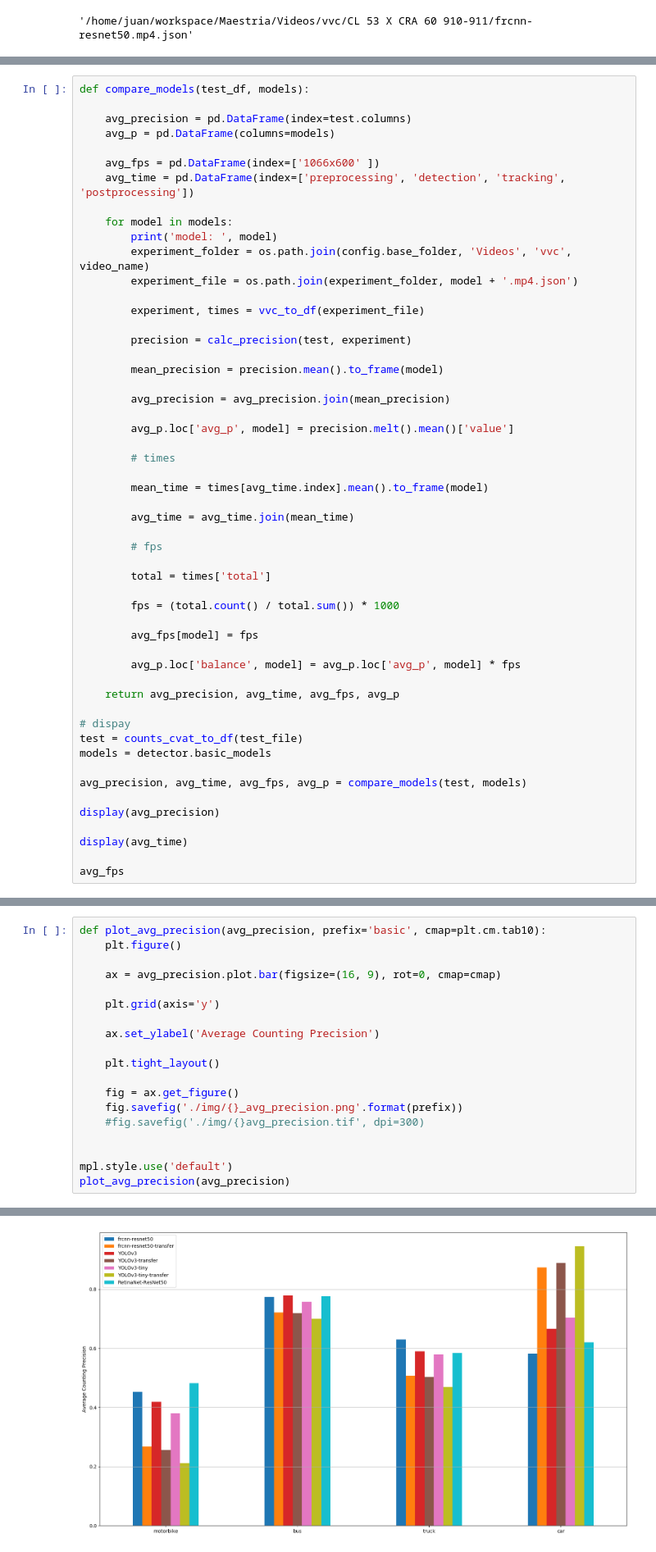
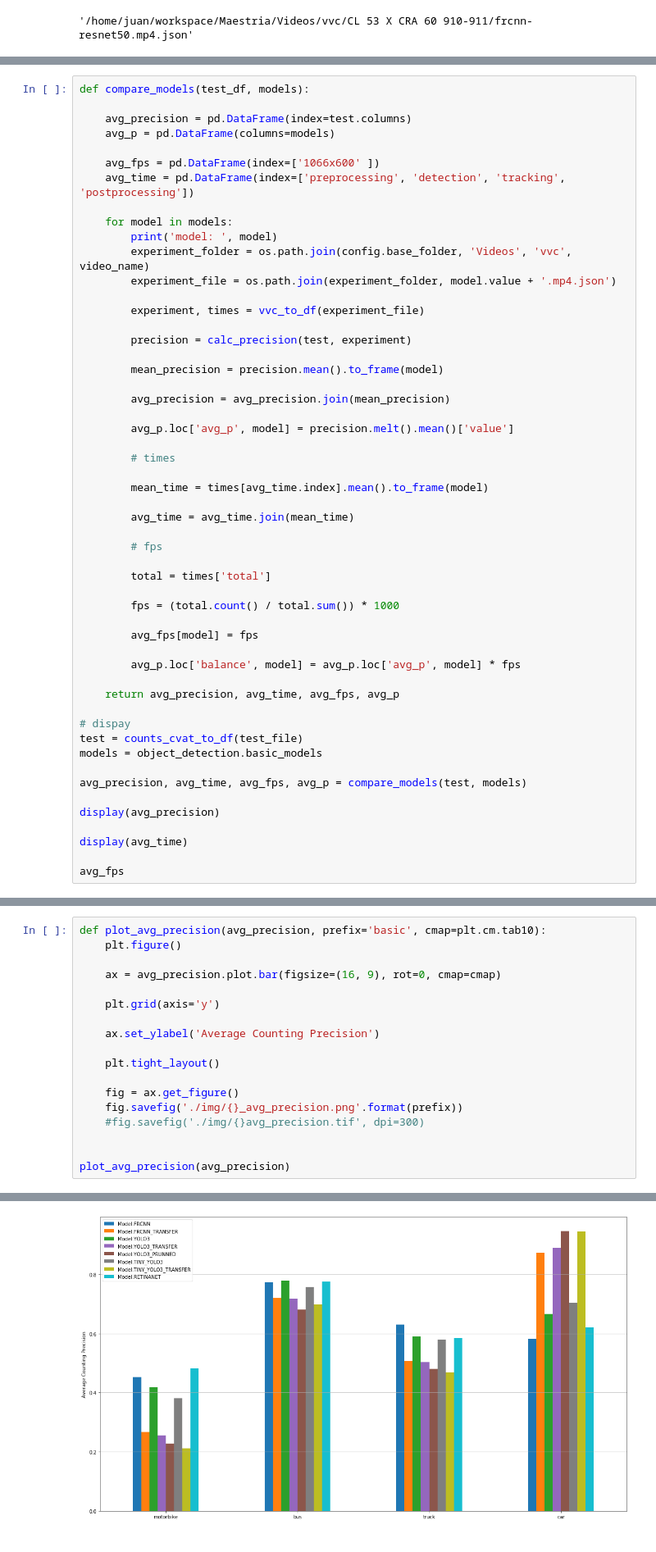
Before and after one commit to vvc-unal/vvc, a Jupyter notebook: notebooks/Results.ipynb, the cells around one changed output, grey strips where cells are left out. Shown at 82% size. Saved outputs shown, nothing was run; the diff lists cells and outputs as text.

Commit message:
Add yolo3 prunned model

```diff
--- a/notebooks/Results.ipynb
+++ b/notebooks/Results.ipynb
@@ -274,7 +275,7 @@ def compare_models(test_df, models):
     for model in models:
         print('model: ', model)
         experiment_folder = os.path.join(config.base_folder, 'Videos', 'vvc', video_name)
-        experiment_file = os.path.join(experiment_folder, model + '.mp4.json')
+        experiment_file = os.path.join(experiment_folder, model.value + '.mp4.json')
 
         experiment, times = vvc_to_df(experiment_file)
 
@@ -306,7 +307,7 @@ def compare_models(test_df, models):
 
 # dispay
 test = counts_cvat_to_df(test_file)
-models = detector.basic_models
+models = object_detection.basic_models
 
 avg_precision, avg_time, avg_fps, avg_p = compare_models(test, models)
 
@@ -368,6 +370,5 @@ def plot_avg_precision(avg_precision, prefix='basic', cmap=plt.cm.tab10):
     #fig.savefig('./img/{}avg_precision.tif', dpi=300)
 
 
-mpl.style.use('default')
 plot_avg_precision(avg_precision)
 # %% [output]
@@ -375,4 +376,4 @@ plot_avg_precision(avg_precision)
-[figure, old version]
+[figure, new version]
 # %%
 def plot_avg_time(avg_time, prefix='basic', cmap=plt.cm.tab10):
     plt.figure()
```
Also changed, not shown: parts of 8 cells of this notebook, 2 other files.
